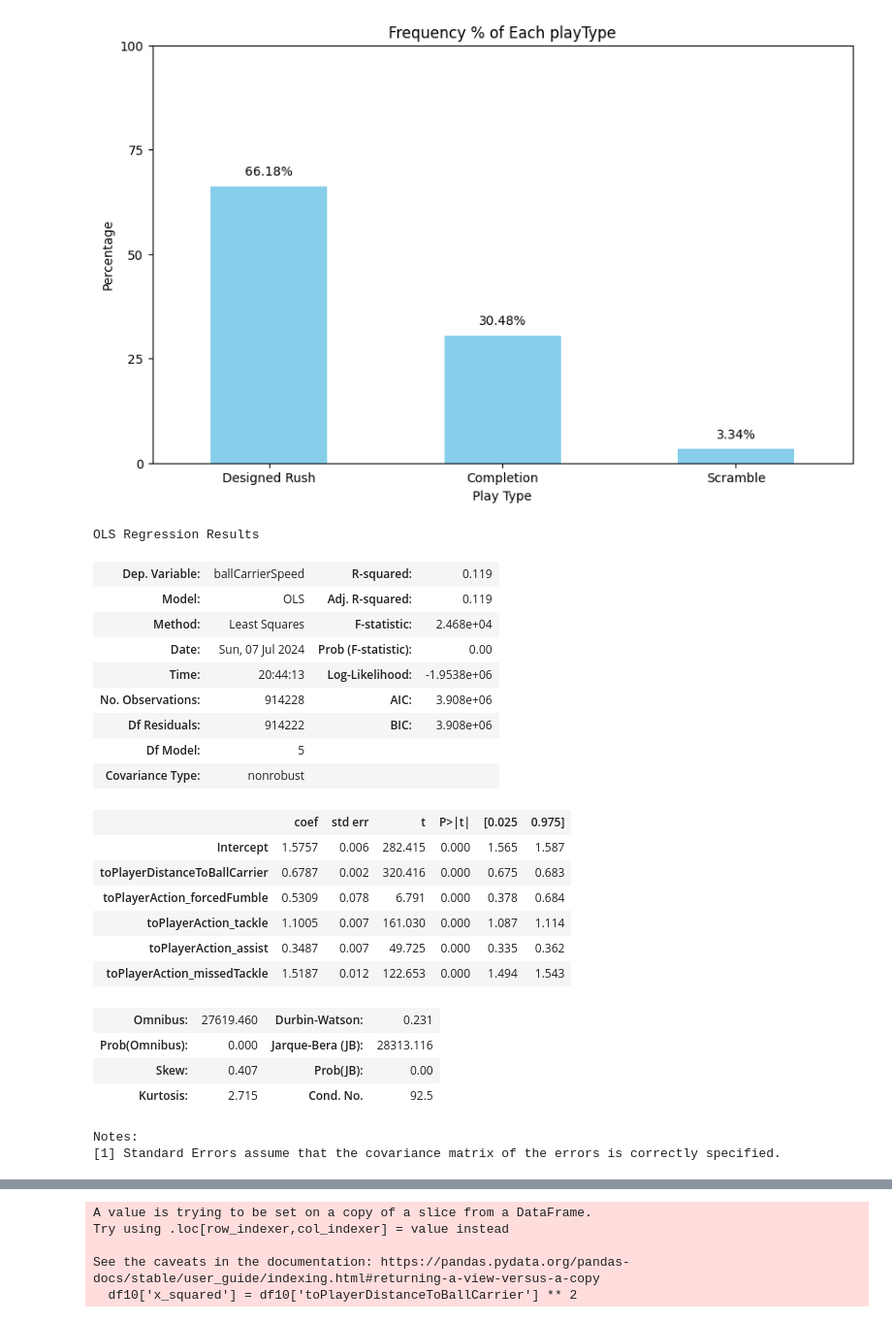
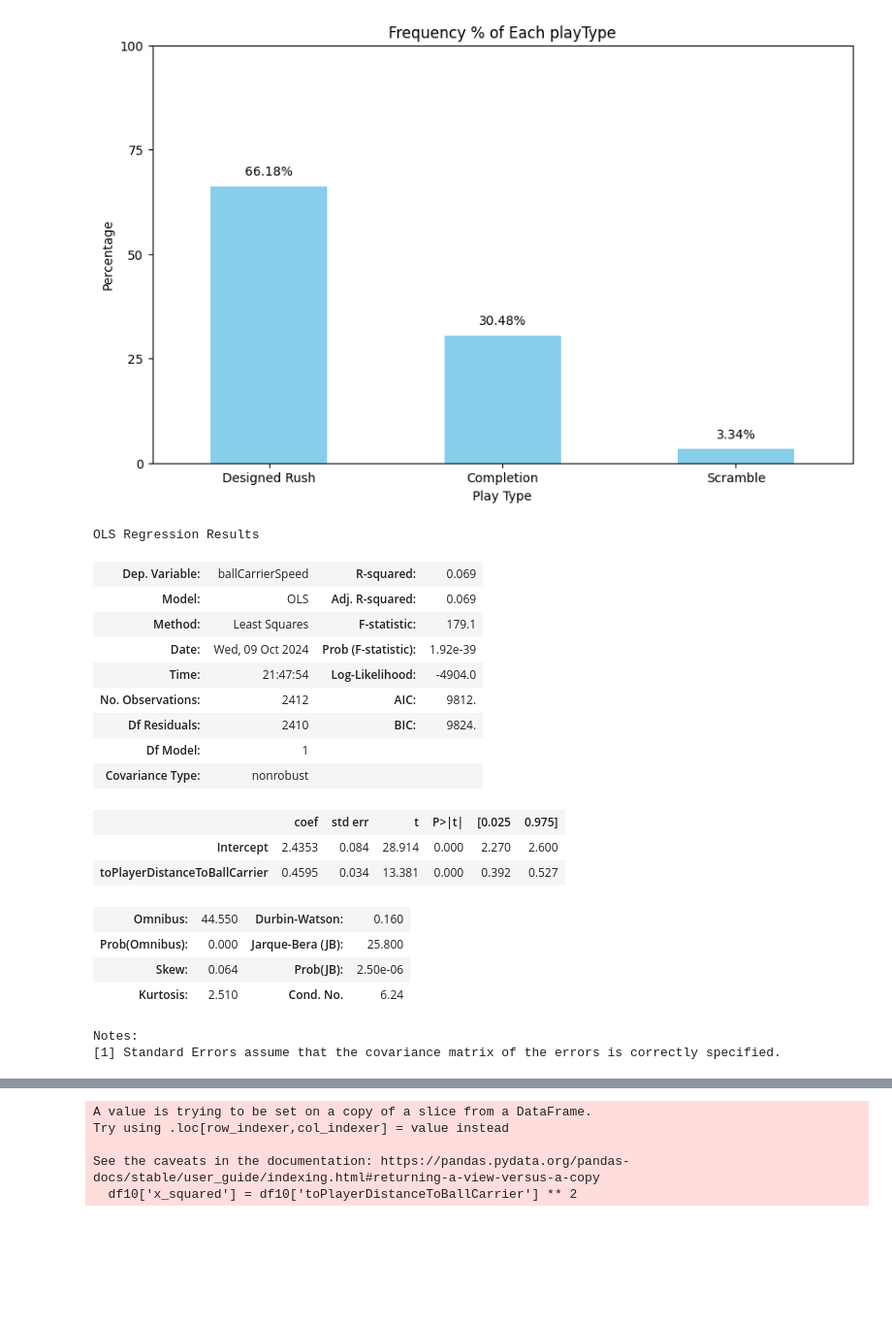
Before and after one commit to danoff/lending-a-hand-in-bringing-ballcarriers-down, a Jupyter notebook: Run_regressions.ipynb, the cells around one changed output, grey strips where cells are left out. Shown at 97% size. Cells and saved outputs as stored; diff of their text form; code cells hidden in the pictures; blank space fills up the shorter version.

```diff
--- a/Run_regressions.ipynb
+++ b/Run_regressions.ipynb
@@ -429,41 +429,37 @@ plt.show()
 # %%
 # regression just for designed rushes
 
 # on seventh  dataframe removed the football which has a PlayerNflId of zero and designed rushes
 df7 = data
 df7 = df7[(df7['toPlayerNflId'] != 0) & (df7['playType'] == 'Designed Rush')]
 
 # only included players who were less than 3 yards away from the ballcarrier
 
 df7 = df7[df7['toPlayerDistanceToBallCarrier'] < 4]
 
 # Multiple regression to ballcarrier speed
 
-model6 = smf.ols("ballCarrierSpeed ~ toPlayerDistanceToBallCarrier + toPlayerAction_forcedFumble + toPlayerAction_tackle + toPlayerAction_assist + toPlayerAction_missedTackle", data= df7).fit()
+model6 = smf.ols("ballCarrierSpeed ~ toPlayerDistanceToBallCarrier", data= df7).fit()
 
 model6.summary()
 # %% [output]
 OLS Regression Results
-| Dep. Variable: | ballCarrierSpeed | R-squared: | 0.119 |
-| Model: | OLS | Adj. R-squared: | 0.119 |
-| Method: | Least Squares | F-statistic: | 2.468e+04 |
-| Date: | Sun, 07 Jul 2024 | Prob (F-statistic): | 0.00 |
-| Time: | 20:44:13 | Log-Likelihood: | -1.9538e+06 |
-| No. Observations: | 914228 | AIC: | 3.908e+06 |
-| Df Residuals: | 914222 | BIC: | 3.908e+06 |
-| Df Model: | 5 |  |  |
+| Dep. Variable: | ballCarrierSpeed | R-squared: | 0.069 |
+| Model: | OLS | Adj. R-squared: | 0.069 |
+| Method: | Least Squares | F-statistic: | 179.1 |
+| Date: | Wed, 09 Oct 2024 | Prob (F-statistic): | 1.92e-39 |
+| Time: | 21:47:54 | Log-Likelihood: | -4904.0 |
+| No. Observations: | 2412 | AIC: | 9812. |
+| Df Residuals: | 2410 | BIC: | 9824. |
+| Df Model: | 1 |  |  |
 | Covariance Type: | nonrobust |  |  |
 |  | coef | std err | t | P>|t| | [0.025 | 0.975] |
-| Intercept | 1.5757 | 0.006 | 282.415 | 0.000 | 1.565 | 1.587 |
-| toPlayerDistanceToBallCarrier | 0.6787 | 0.002 | 320.416 | 0.000 | 0.675 | 0.683 |
-| toPlayerAction_forcedFumble | 0.5309 | 0.078 | 6.791 | 0.000 | 0.378 | 0.684 |
-| toPlayerAction_tackle | 1.1005 | 0.007 | 161.030 | 0.000 | 1.087 | 1.114 |
-| toPlayerAction_assist | 0.3487 | 0.007 | 49.725 | 0.000 | 0.335 | 0.362 |
-| toPlayerAction_missedTackle | 1.5187 | 0.012 | 122.653 | 0.000 | 1.494 | 1.543 |
+| Intercept | 2.4353 | 0.084 | 28.914 | 0.000 | 2.270 | 2.600 |
+| toPlayerDistanceToBallCarrier | 0.4595 | 0.034 | 13.381 | 0.000 | 0.392 | 0.527 |
-| Omnibus: | 27619.460 | Durbin-Watson: | 0.231 |
-| Prob(Omnibus): | 0.000 | Jarque-Bera (JB): | 28313.116 |
-| Skew: | 0.407 | Prob(JB): | 0.00 |
-| Kurtosis: | 2.715 | Cond. No. | 92.5 |
+| Omnibus: | 44.550 | Durbin-Watson: | 0.160 |
+| Prob(Omnibus): | 0.000 | Jarque-Bera (JB): | 25.800 |
+| Skew: | 0.064 | Prob(JB): | 2.50e-06 |
+| Kurtosis: | 2.510 | Cond. No. | 6.24 |
 Notes:
 [1] Standard Errors assume that the covariance matrix of the errors is correctly specified.
 # %%
```
Also changed, not shown: parts of 8 cells of this notebook.
